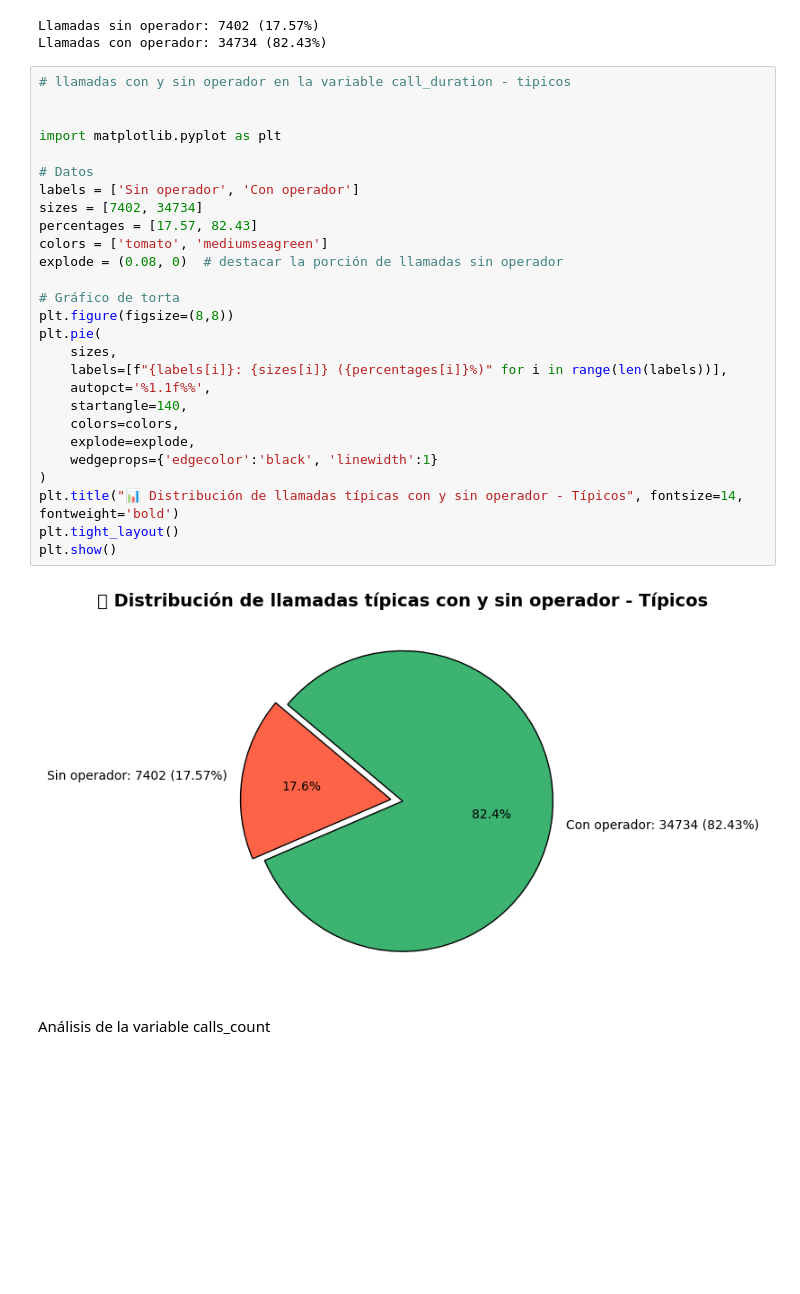
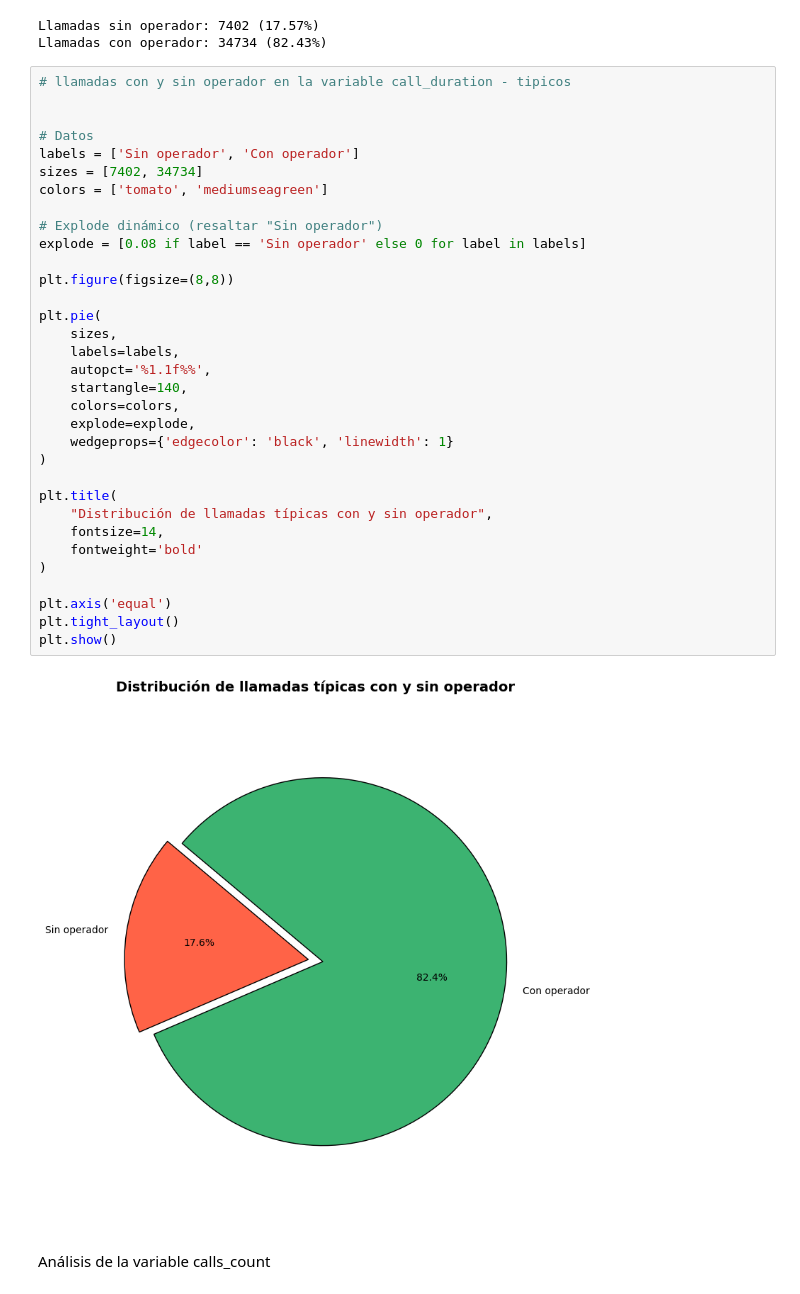
Before and after one commit to albert777mendoza/final_project_da, a Jupyter notebook: case1_telecom/notebooks/telecom_case.ipynb, the cells around one changed output. Drawn from its saved outputs; the diff is of its cells as text; blank space fills up the shorter version.

```diff
--- a/case1_telecom/notebooks/telecom_case.ipynb
+++ b/case1_telecom/notebooks/telecom_case.ipynb
@@ -476,32 +476,38 @@ Llamadas con operador: 34734 (82.43%)
 # %%
 # llamadas con y sin operador en la variable call_duration - tipicos
 
 
-import matplotlib.pyplot as plt
-
 # Datos
 labels = ['Sin operador', 'Con operador']
 sizes = [7402, 34734]
-percentages = [17.57, 82.43]
 colors = ['tomato', 'mediumseagreen']
-explode = (0.08, 0)  # destacar la porción de llamadas sin operador
 
-# Gráfico de torta
+# Explode dinámico (resaltar "Sin operador")
+explode = [0.08 if label == 'Sin operador' else 0 for label in labels]
+
 plt.figure(figsize=(8,8))
+
 plt.pie(
     sizes,
-    labels=[f"{labels[i]}: {sizes[i]} ({percentages[i]}%)" for i in range(len(labels))],
+    labels=labels,
     autopct='%1.1f%%',
     startangle=140,
     colors=colors,
     explode=explode,
-    wedgeprops={'edgecolor':'black', 'linewidth':1}
+    wedgeprops={'edgecolor': 'black', 'linewidth': 1}
 )
-plt.title("📊 Distribución de llamadas típicas con y sin operador - Típicos", fontsize=14, fontweight='bold')
+
+plt.title(
+    "Distribución de llamadas típicas con y sin operador",
+    fontsize=14,
+    fontweight='bold'
+)
+
+plt.axis('equal')
 plt.tight_layout()
 plt.show()
 # %% [output]
-[figure, old version]
+[figure, new version]
 # %% [markdown]
 Análisis de la variable calls_count
 # %%
```
Also changed, not shown: parts of 13 cells of this notebook.
